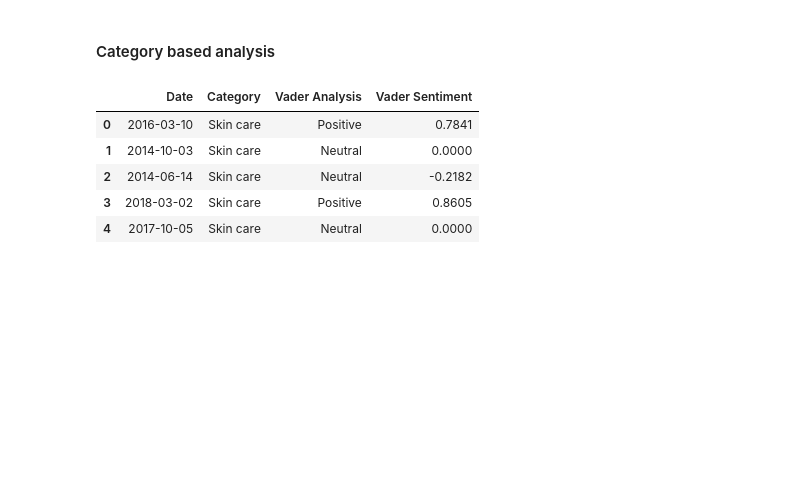
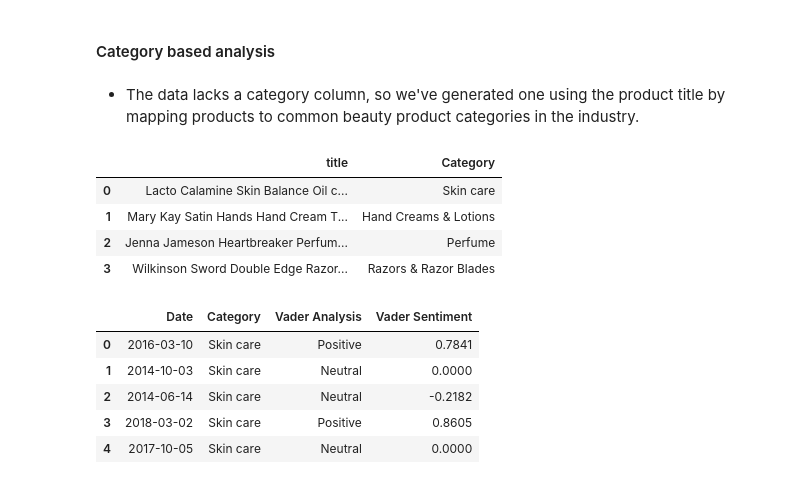
Before and after one commit to sonnypolaris/Sentiment-analysis, a Jupyter notebook: sentiment_analysis.ipynb, the cells around one changed output. Cells and saved outputs as stored; diff of their text form; code cells hidden in the pictures; blank space fills up the shorter version.

```diff
--- a/sentiment_analysis.ipynb
+++ b/sentiment_analysis.ipynb
@@ -245,6 +245,17 @@ emotion_df_merge.head()
 | 4 | 6 | 1.0 | 2017-10-05 | 2017 | Got different bottle looks dulpicate | Lacto Calamine Skin Balance Oil c... | Pirmal Healthcare | Got different bottle looks dulpicate | 0.0000 | ... |
 # %% [markdown]
 #### Category based analysis
+# %% [markdown]
+- The data lacks a category column, so we've generated one using the product title by mapping products to common beauty product categories in the industry.
+# %%
+eg = no_duplicates_df[['title','Category']].drop_duplicates()
+eg.reset_index().drop('index',axis=1).head(4)
+# %% [output]
+|  | title | Category |
+| 0 | Lacto Calamine Skin Balance Oil c... | Skin care |
+| 1 | Mary Kay Satin Hands Hand Cream T... | Hand Creams & Lotions |
+| 2 | Jenna Jameson Heartbreaker Perfum... | Perfume |
+| 3 | Wilkinson Sword Double Edge Razor... | Razors & Razor Blades |
 # %%
 #Importing Keywords
 Keywords_df = pd.read_csv("Keywords_extraction.csv")
```
